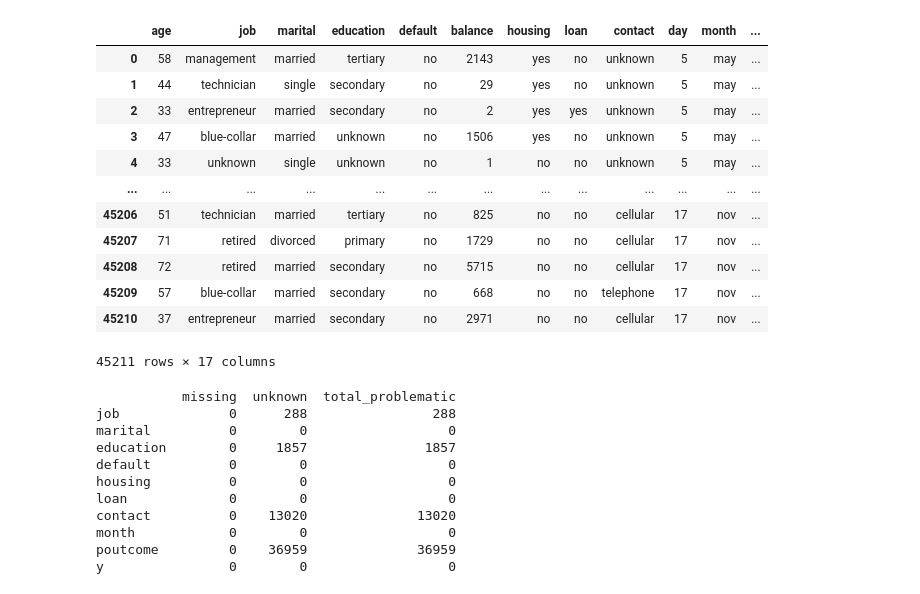
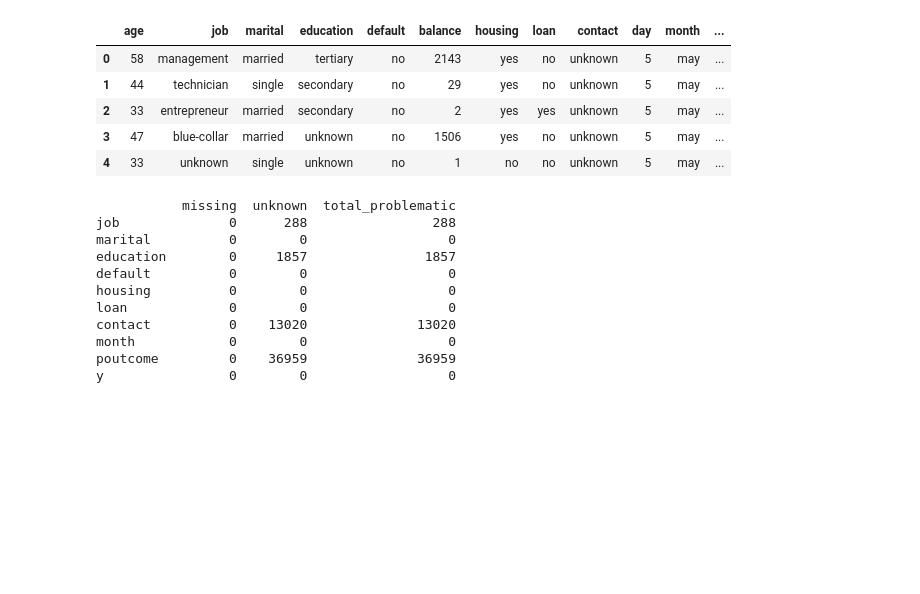
Before and after one commit to SNMaduna/MLSupervised1, a Jupyter notebook: ugransome-machine-learning-python-notebook (1) (2).ipynb, the cells around one changed output. Drawn from its saved outputs; the diff is of its cells as text; code cells hidden in the pictures; blank space fills up the shorter version.

```diff
--- a/ugransome-machine-learning-python-notebook (1) (2).ipynb
+++ b/ugransome-machine-learning-python-notebook (1) (2).ipynb
@@ -1,29 +1,26 @@
 # %%
+# Phase 1: Data Preparation
 import pandas as pd
 import numpy as np
 import matplotlib.pyplot as plt
 import seaborn as sns
-from scipy import stats
 from sklearn.preprocessing import StandardScaler
+import time
+from sklearn.model_selection import train_test_split
+from sklearn.linear_model import LogisticRegression
+from sklearn.ensemble import RandomForestClassifier
+from sklearn.metrics import accuracy_score, precision_score, recall_score, f1_score, roc_auc_score, roc_curve, classification_report
+import warnings
+warnings.filterwarnings('ignore')
 
-
-# Phase 1: Data Collection (e.g., UGRansome dataset)
-# First row in the CSV is the frame
-import_data = pd.read_csv(r"C:\Users\smadu\OneDrive\Desktop\INF 791 Applied Data Science\Assignment 01\bank-full(1).csv", sep=";")
-imported_data = import_data.copy()
-imported_data
+# Load the dataset
+df = pd.read_csv(r"C:\Users\smadu\OneDrive\Desktop\INF 791 Applied Data Science\Assignment 01\bank-full(1).csv", sep=";")
+df.head()
 # %% [output]
 |  | age | job | marital | education | default | balance | housing | loan | contact | day | month | ... |
 | 0 | 58 | management | married | tertiary | no | 2143 | yes | no | unknown | 5 | may | ... |
 | 1 | 44 | technician | single | secondary | no | 29 | yes | no | unknown | 5 | may | ... |
 | 2 | 33 | entrepreneur | married | secondary | no | 2 | yes | yes | unknown | 5 | may | ... |
 | 3 | 47 | blue-collar | married | unknown | no | 1506 | yes | no | unknown | 5 | may | ... |
 | 4 | 33 | unknown | single | unknown | no | 1 | no | no | unknown | 5 | may | ... |
-| ... | ... | ... | ... | ... | ... | ... | ... | ... | ... | ... | ... | ... |
-| 45206 | 51 | technician | married | tertiary | no | 825 | no | no | cellular | 17 | nov | ... |
-| 45207 | 71 | retired | divorced | primary | no | 1729 | no | no | cellular | 17 | nov | ... |
-| 45208 | 72 | retired | married | secondary | no | 5715 | no | no | cellular | 17 | nov | ... |
-| 45209 | 57 | blue-collar | married | secondary | no | 668 | no | no | telephone | 17 | nov | ... |
-| 45210 | 37 | entrepreneur | married | secondary | no | 2971 | no | no | cellular | 17 | nov | ... |
-45211 rows × 17 columns
 # %%
```
Also changed, not shown: parts of 19 cells of this notebook.
